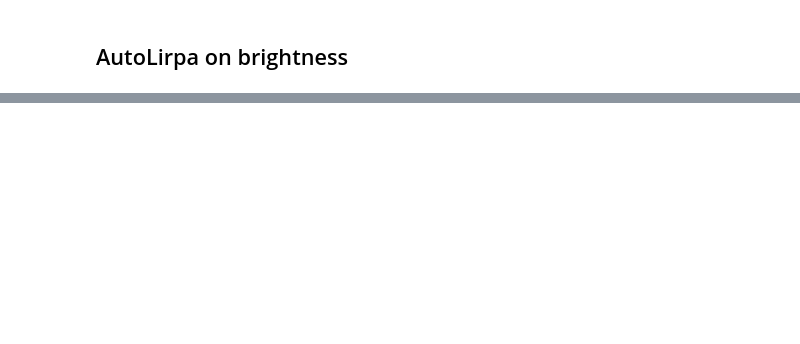
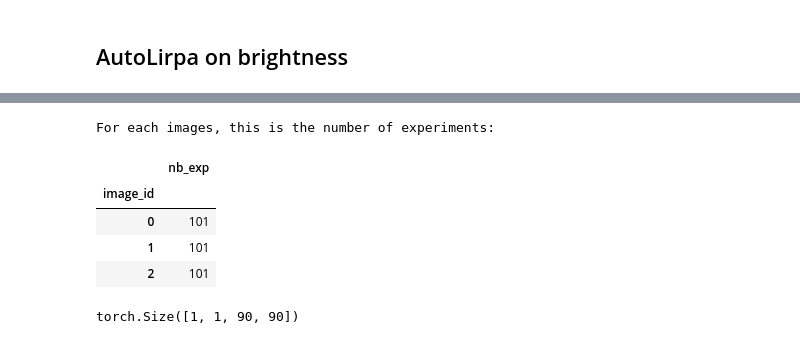
Before and after one commit to NoCohen66/Verification4ObjectDetection, a Jupyter notebook: brightness_manip_todelete/load_state_dict_brightness_contrast.ipynb, the cells around one changed output, grey strips where cells are left out. Saved outputs shown, nothing was run; the diff lists cells and outputs as text; code cells hidden in the pictures; blank space fills up the shorter version.

```diff
--- a/brightness_manip_todelete/load_state_dict_brightness_contrast.ipynb
+++ b/brightness_manip_todelete/load_state_dict_brightness_contrast.ipynb
@@ -174,2 +137,0 @@ model_lirpa_digit = BoundedModule(model_digit, torch.tensor([0.0]))
-# %%
-ptb_brightness = PerturbationLpNorm(norm=np.inf, eps=X_brightness[0].item()) #attention espilon c'est X_brightness
@@ -263,0 +219,14 @@ dico
+# %%
+print("For each images, this is the number of experiments:")
+pd.DataFrame(df_brightness.groupby(["image_id"]).agg("count")["alpha_range"]).rename(columns={"alpha_range":"nb_exp"})
+# %% [output]
+For each images, this is the number of experiments:
+|  | nb_exp |
+| image_id |  |
+| 0 | 101 |
+| 1 | 101 |
+| 2 | 101 |
+# %%
+X_0.shape
+# %% [output]
+torch.Size([1, 1, 90, 90])
```
Also changed, not shown: parts of 21 cells of this notebook, 2 other files.
